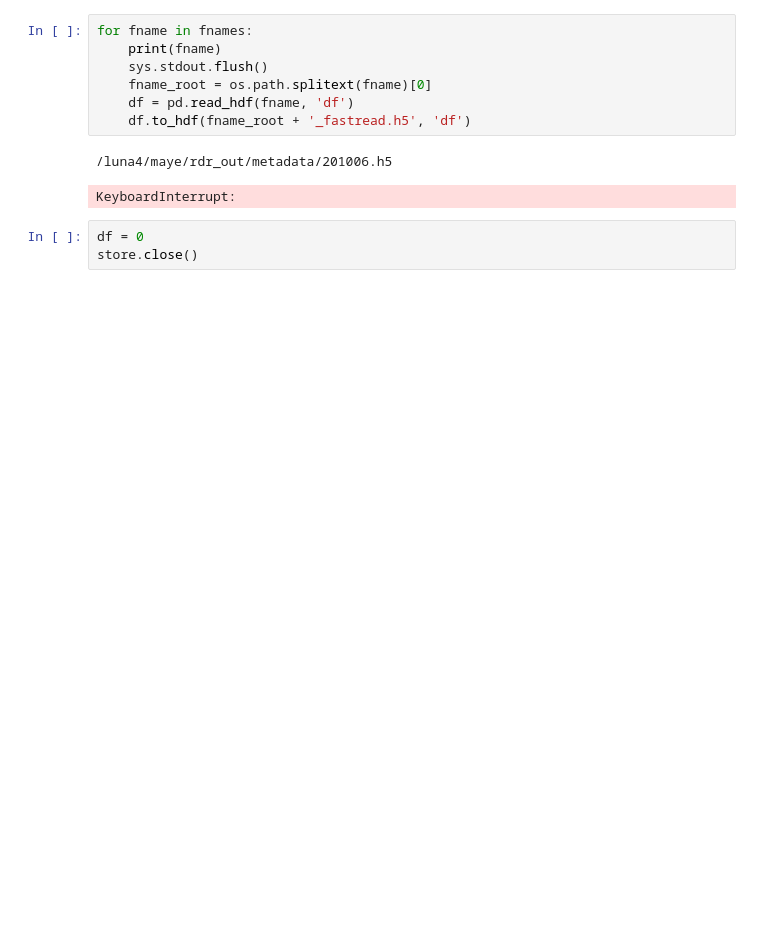
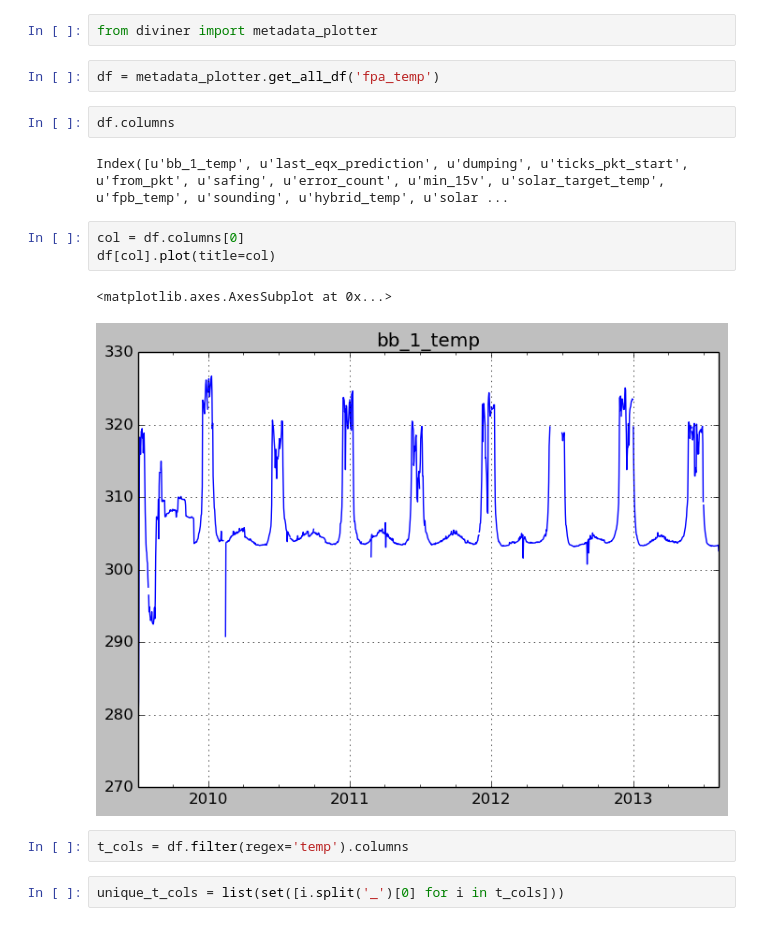
Before and after one commit to lro-diviner/divcalib, a Jupyter notebook: notebooks/metadata plotting.ipynb, the cells around one changed output. Saved outputs shown, nothing was run; the diff lists cells and outputs as text; blank space fills up the shorter version.

```diff
--- a/notebooks/metadata plotting.ipynb
+++ b/notebooks/metadata plotting.ipynb
@@ -42,13 +1,18 @@ fnames
-# %%
-for fname in fnames:
-    print(fname)
-    sys.stdout.flush()
-    fname_root = os.path.splitext(fname)[0]
-    df = pd.read_hdf(fname, 'df')
-    df.to_hdf(fname_root + '_fastread.h5', 'df')
-# %% [output]
-/luna4/maye/rdr_out/metadata/201006.h5
-KeyboardInterrupt:
-# %%
-df = 0
-store.close()
+# %%
+from diviner import metadata_plotter
+# %%
+df = metadata_plotter.get_all_df('fpa_temp')
+# %%
+df.columns
+# %% [output]
+Index([u'bb_1_temp', u'last_eqx_prediction', u'dumping', u'ticks_pkt_start', u'from_pkt', u'safing', u'error_count', u'min_15v', u'solar_target_temp', u'fpb_temp', u'sounding', u'hybrid_temp', u'solar ...
+# %%
+col = df.columns[0]
+df[col].plot(title=col)
+# %% [output]
+<matplotlib.axes.AxesSubplot at 0x...>
+[figure, added]
+# %%
+t_cols = df.filter(regex='temp').columns
+# %%
+unique_t_cols = list(set([i.split('_')[0] for i in t_cols]))
```
Also changed, not shown: parts of 9 cells of this notebook.
